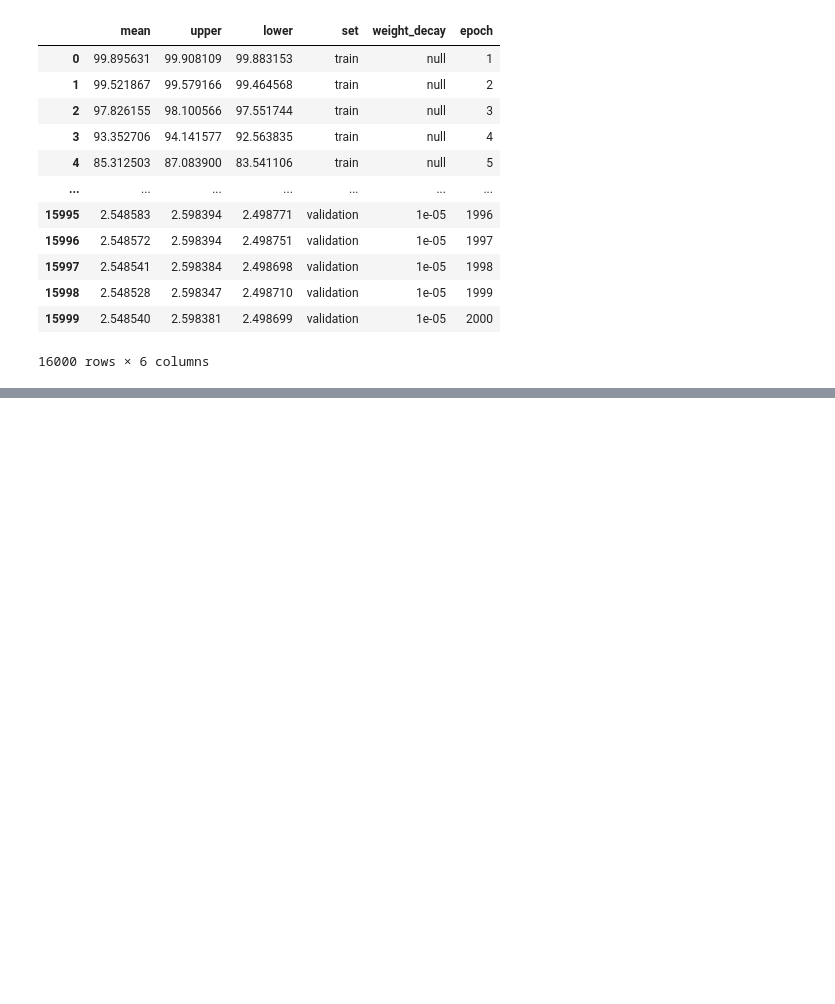
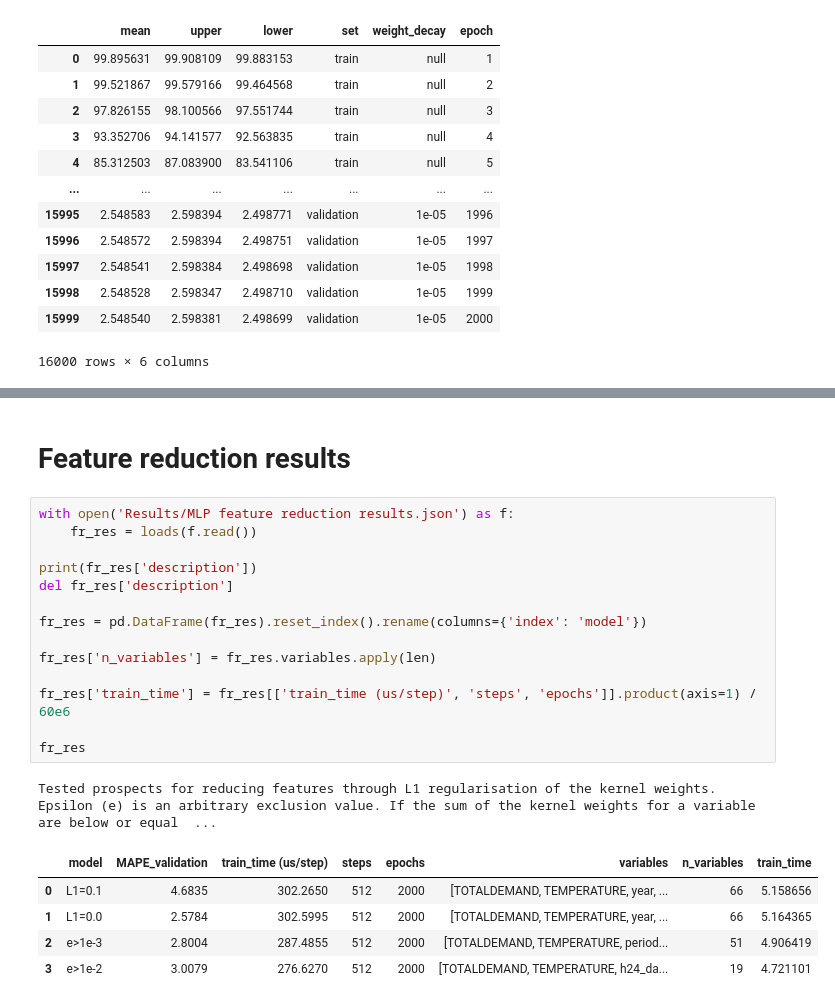
Before and after one commit to mango-unchained/Team-K---ZZSC9020-Capstone-Project, a Jupyter notebook: Results.ipynb, the cells around one changed output, grey strips where cells are left out. Saved outputs shown, nothing was run; the diff lists cells and outputs as text; blank space fills up the shorter version.

```diff
--- a/Results.ipynb
+++ b/Results.ipynb
@@ -395,0 +383,23 @@ show(fig, axes)
+# %% [markdown]
+# Feature reduction results
+# %%
+with open('Results/MLP feature reduction results.json') as f:
+    fr_res = loads(f.read())
+
+print(fr_res['description'])
+del fr_res['description']
+
+fr_res = pd.DataFrame(fr_res).reset_index().rename(columns={'index': 'model'})
+
+fr_res['n_variables'] = fr_res.variables.apply(len)
+
+fr_res['train_time'] = fr_res[['train_time (us/step)', 'steps', 'epochs']].product(axis=1) / 60e6
+
+fr_res
+# %% [output]
+Tested prospects for reducing features through L1 regularisation of the kernel weights. Epsilon (e) is an arbitrary exclusion value. If the sum of the kernel weights for a variable are below or equal  ...
+|  | model | MAPE_validation | train_time (us/step) | steps | epochs | variables | n_variables | train_time |
+| 0 | L1=0.1 | 4.6835 | 302.2650 | 512 | 2000 | [TOTALDEMAND, TEMPERATURE, year, ... | 66 | 5.158656 |
+| 1 | L1=0.0 | 2.5784 | 302.5995 | 512 | 2000 | [TOTALDEMAND, TEMPERATURE, year, ... | 66 | 5.164365 |
+| 2 | e>1e-3 | 2.8004 | 287.4855 | 512 | 2000 | [TOTALDEMAND, TEMPERATURE, period... | 51 | 4.906419 |
+| 3 | e>1e-2 | 3.0079 | 276.6270 | 512 | 2000 | [TOTALDEMAND, TEMPERATURE, h24_da... | 19 | 4.721101 |
```
Also changed, not shown: parts of 9 cells of this notebook.
